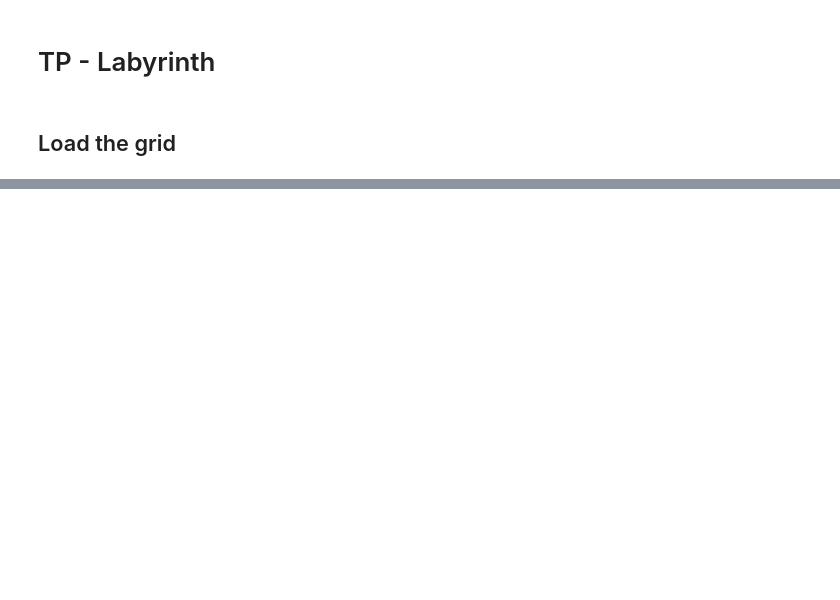
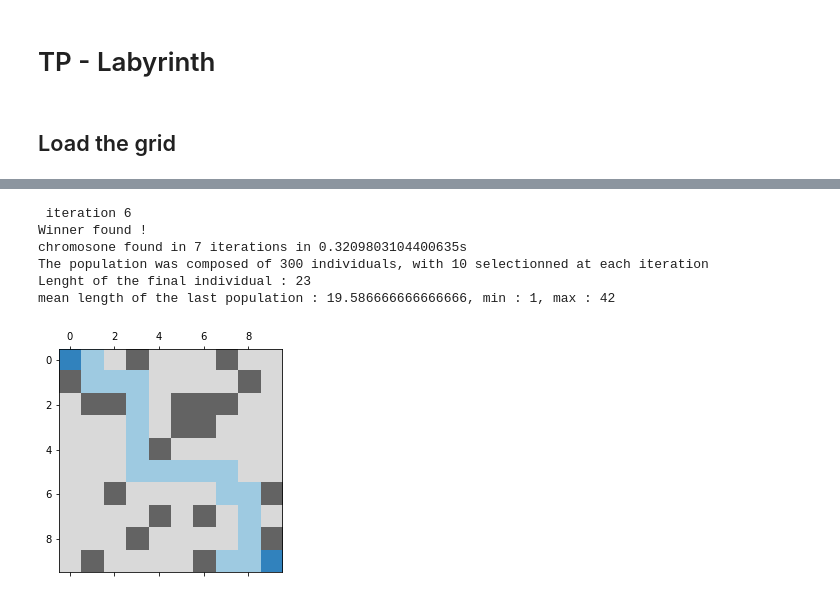
Before and after one commit to maximewel/IA-course, a Jupyter notebook: TP2_gen-alg-labyrinth/notebook.ipynb, the cells around one changed output, grey strips where cells are left out. Saved outputs shown, nothing was run; the diff lists cells and outputs as text; code cells hidden in the pictures; blank space fills up the shorter version.

```diff
--- a/TP2_gen-alg-labyrinth/notebook.ipynb
+++ b/TP2_gen-alg-labyrinth/notebook.ipynb
@@ -35,0 +71,11 @@ The population was composed of 100 individual of 5 genes, with 10 selectionned a
+# %%
+solution = speedy_solve_labyrinth(grid, start, end, 50)
+display_labyrinth(grid, start, end, solution)
+# %% [output]
+ iteration 6
+Winner found !
+chromosone found in 7 iterations in 0.3209803104400635s
+The population was composed of 300 individuals, with 10 selectionned at each iteration
+Lenght of the final individual : 23
+mean length of the last population : 19.586666666666666, min : 1, max : 42
+[figure, added]
```
Also changed, not shown: parts of 6 cells of this notebook, 9 other files.
